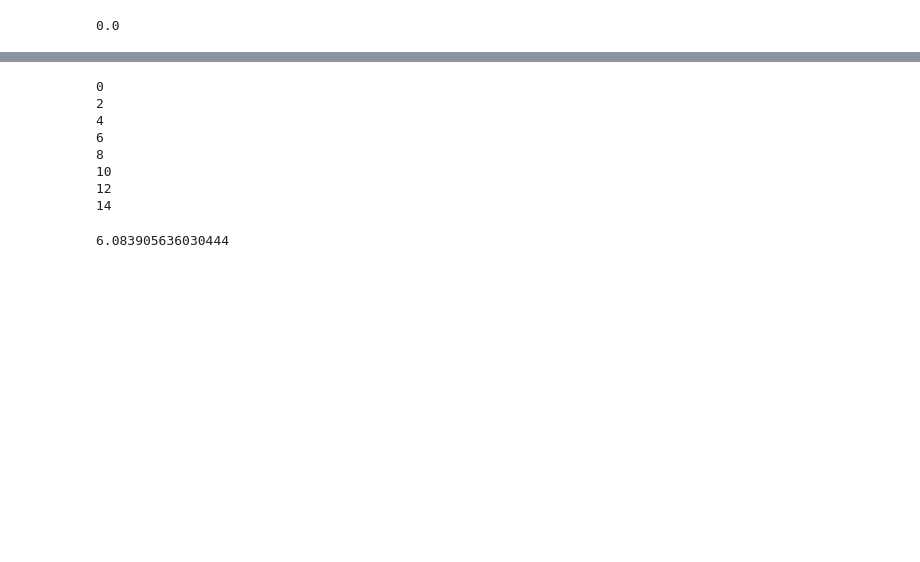
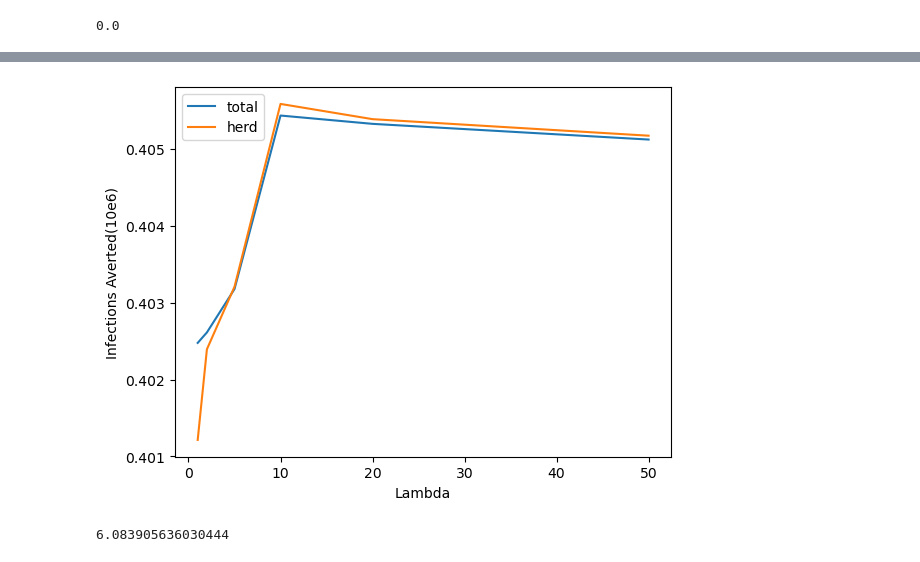
Before and after one commit to suyanpengzhang/Vaccination-Allocation, a Jupyter notebook: Resource Allocation Results Analysis-OD, herd immunity.ipynb, the cells around one changed output, grey strips where cells are left out. Saved outputs shown, nothing was run; the diff lists cells and outputs as text; code cells hidden in the pictures; blank space fills up the shorter version.

```diff
--- a/Resource Allocation Results Analysis-OD, herd immunity.ipynb
+++ b/Resource Allocation Results Analysis-OD, herd immunity.ipynb
@@ -509,15 +525,12 @@ plt.show()
 # %%
-for i in range(0,len(ia),2):
-    print(i)
+plt.plot(lambda_, total_infection/1000000,label='total')
+plt.plot(lambda_, herd_infection/1000000,label='herd')
+plt.xlabel("Lambda")
+plt.ylabel("Infections Averted(10e6)")
+plt.legend()
+plt.show()
 # %% [output]
-0
-2
-4
-6
-8
-10
-12
-14
+[figure, added]
 # %%
 ((2.85-2.24)*10**8)/sum(total_pop)
 # %% [output]
```
Also changed, not shown: parts of 11 cells of this notebook, 27 other files.
